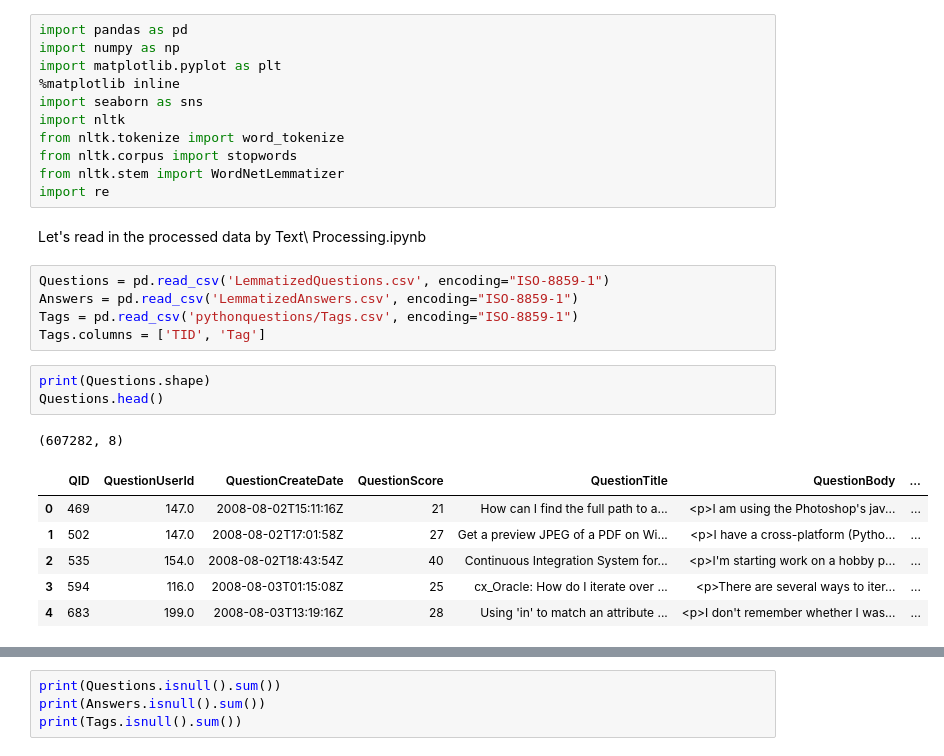
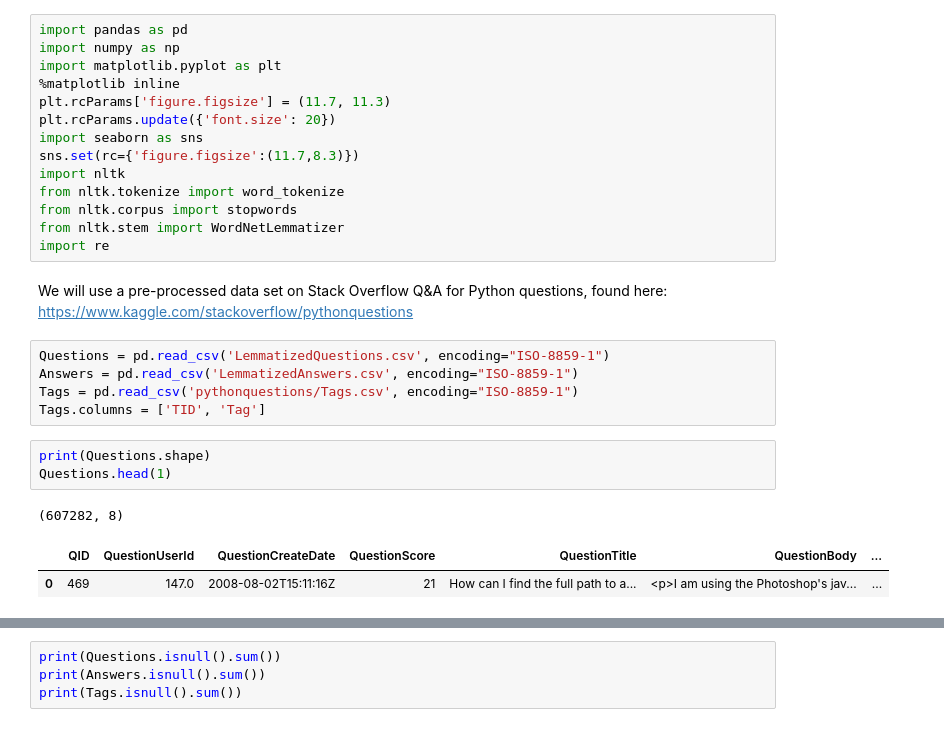
Before and after one commit to tjann/dmafinal, a Jupyter notebook: Data Analysis.ipynb, the cells around one changed output, grey strips where cells are left out. Saved outputs shown, nothing was run; the diff lists cells and outputs as text.

```diff
--- a/Data Analysis.ipynb
+++ b/Data Analysis.ipynb
@@ -23,14 +23,17 @@ import pandas as pd
 import numpy as np
 import matplotlib.pyplot as plt
 %matplotlib inline
+plt.rcParams['figure.figsize'] = (11.7, 11.3)
+plt.rcParams.update({'font.size': 20})
 import seaborn as sns
+sns.set(rc={'figure.figsize':(11.7,8.3)})
 import nltk
 from nltk.tokenize import word_tokenize
 from nltk.corpus import stopwords
 from nltk.stem import WordNetLemmatizer
 import re
-# %% [markdown]
-Let's read in the processed data by Text\ Processing.ipynb
+# %% [markdown]
+We will use a pre-processed data set on Stack Overflow Q&A for Python questions, found here: https://www.kaggle.com/stackoverflow/pythonquestions
 # %%
 Questions = pd.read_csv('LemmatizedQuestions.csv', encoding="ISO-8859-1")
 Answers = pd.read_csv('LemmatizedAnswers.csv', encoding="ISO-8859-1")
@@ -38,14 +41,10 @@ Tags = pd.read_csv('pythonquestions/Tags.csv', encoding="ISO-8859-1")
 Tags.columns = ['TID', 'Tag']
 # %%
 print(Questions.shape)
-Questions.head()
+Questions.head(1)
 # %% [output]
 (607282, 8)
 |  | QID | QuestionUserId | QuestionCreateDate | QuestionScore | QuestionTitle | QuestionBody | ... |
 | 0 | 469 | 147.0 | 2008-08-02T15:11:16Z | 21 | How can I find the full path to a... | <p>I am using the Photoshop's jav... | ... |
-| 1 | 502 | 147.0 | 2008-08-02T17:01:58Z | 27 | Get a preview JPEG of a PDF on Wi... | <p>I have a cross-platform (Pytho... | ... |
-| 2 | 535 | 154.0 | 2008-08-02T18:43:54Z | 40 | Continuous Integration System for... | <p>I'm starting work on a hobby p... | ... |
-| 3 | 594 | 116.0 | 2008-08-03T01:15:08Z | 25 | cx_Oracle: How do I iterate over ... | <p>There are several ways to iter... | ... |
-| 4 | 683 | 199.0 | 2008-08-03T13:19:16Z | 28 | Using 'in' to match an attribute ... | <p>I don't remember whether I was... | ... |
 # %%
 print(Answers.shape)
```
Also changed, not shown: parts of 66 cells of this notebook.
